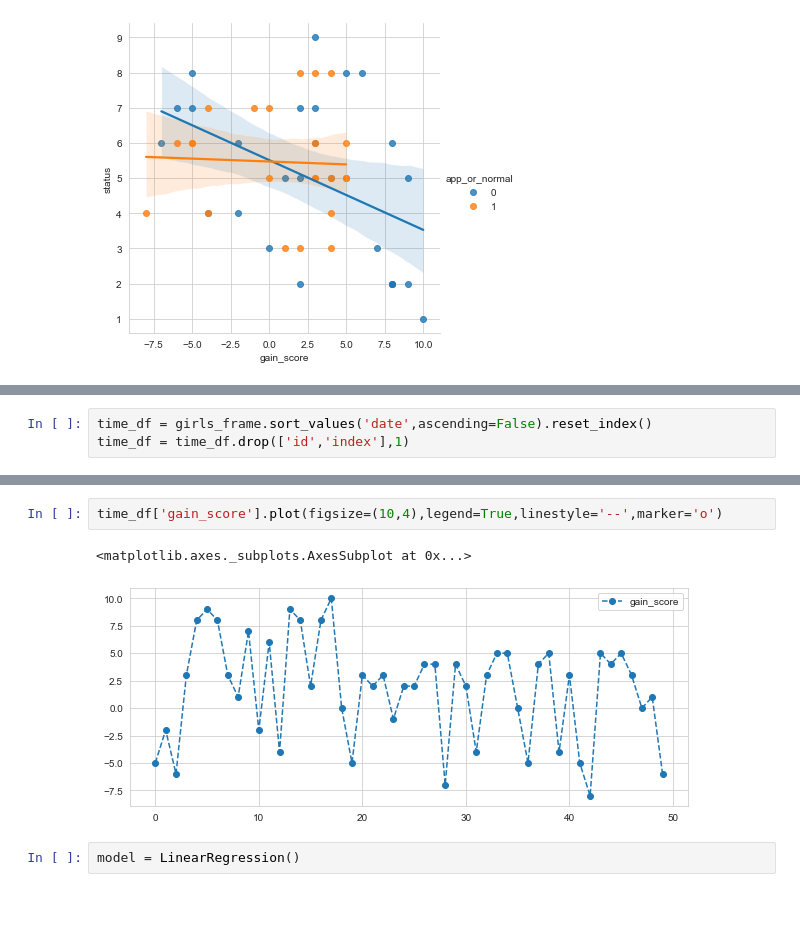
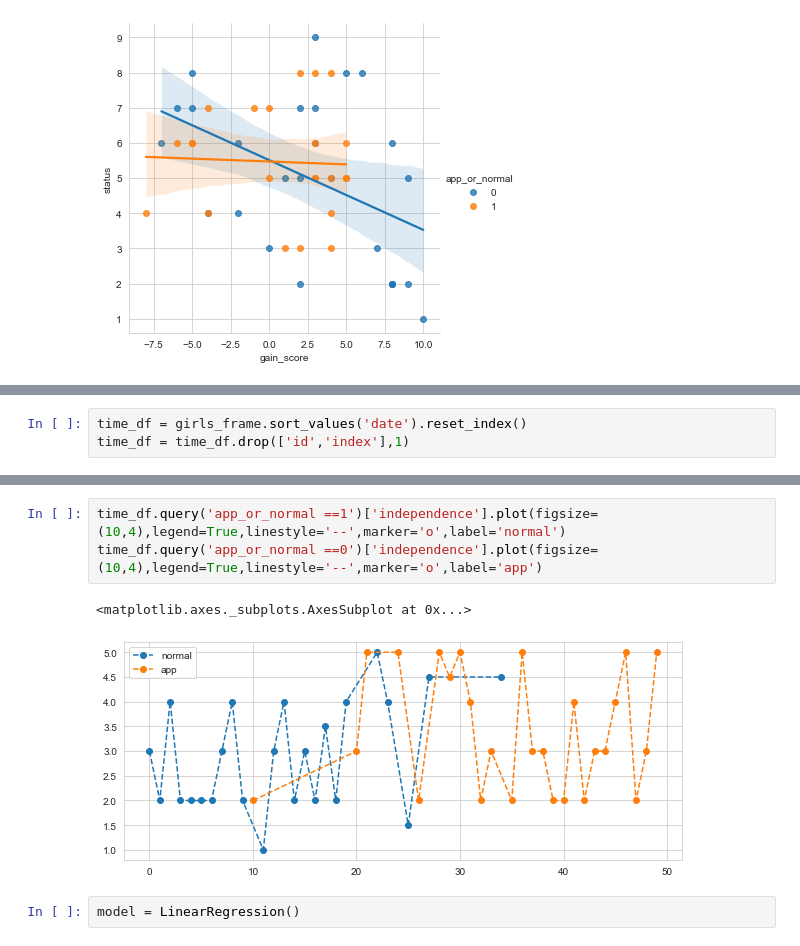
Before and after one commit to fujispooo/datascience, a Jupyter notebook: my_love_ex.ipynb, the cells around one changed output, grey strips where cells are left out. Drawn from its saved outputs; the diff is of its cells as text; blank space fills up the shorter version.

```diff
--- a/my_love_ex.ipynb
+++ b/my_love_ex.ipynb
@@ -131,7 +137,7 @@ girls_frame.sort_values('gain_score',ascending=False).reset_index().drop(['id','
 | 48 | 2018/05 | ささや | tinder | 3.0 | 3.0 | 2.0 | 2 | 9 | 2 | N | ... |
 | 49 | 2015/10 | いざわ | normal | 4.0 | 3.0 | 1.0 | 1 | 10 | 2 | D | ... |
 # %%
-time_df = girls_frame.sort_values('date',ascending=False).reset_index()
+time_df = girls_frame.sort_values('date').reset_index()
 time_df = time_df.drop(['id','index'],1)
 # %%
 time_df
@@ -156,8 +162,9 @@ time_df
 # %%
-time_df['gain_score'].plot(figsize=(10,4),legend=True,linestyle='--',marker='o')
+time_df.query('app_or_normal ==1')['independence'].plot(figsize=(10,4),legend=True,linestyle='--',marker='o',label='normal')
+time_df.query('app_or_normal ==0')['independence'].plot(figsize=(10,4),legend=True,linestyle='--',marker='o',label='app')
 # %% [output]
 <matplotlib.axes._subplots.AxesSubplot at 0x...>
-[figure, old version]
+[figure, new version]
 # %%
 model = LinearRegression()
 # %%
```
Also changed, not shown: parts of 2 cells of this notebook, 1 other file.
